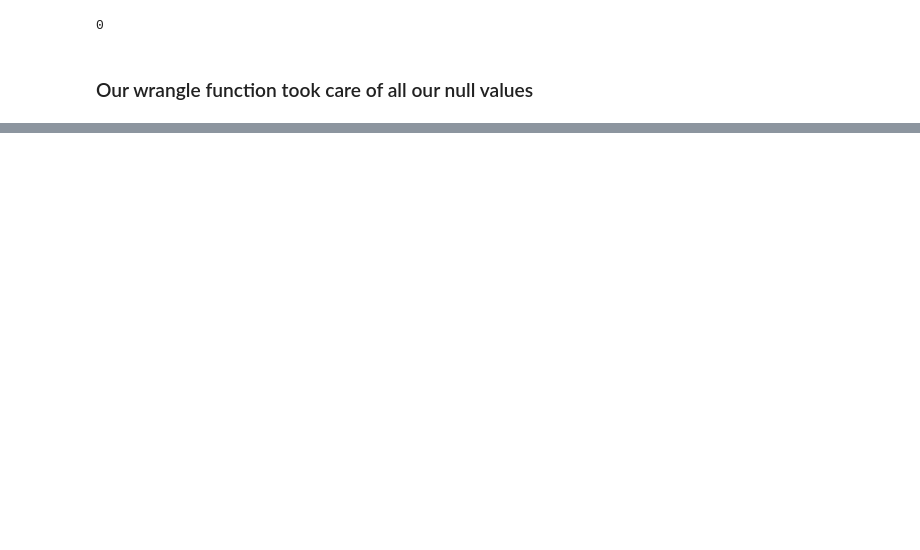
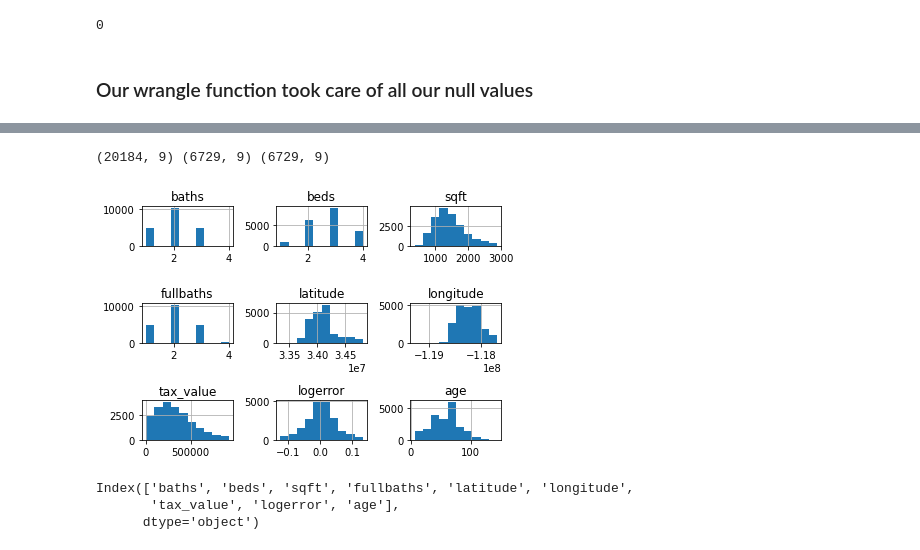
Before and after one commit to jones-stewart/zillow-clustering-project, a Jupyter notebook: 01_wrangle_jones.ipynb, the cells around one changed output, grey strips where cells are left out. Drawn from its saved outputs; the diff is of its cells as text; code cells hidden in the pictures; blank space fills up the shorter version.

Commit message:
data acquire, clean, and prep complete!

```diff
--- a/01_wrangle_jones.ipynb
+++ b/01_wrangle_jones.ipynb
@@ -114,0 +269,17 @@ NameError: name 'sns' is not defined
+# %%
+train, validate, test = wrangle_jones.split_data(df_wrangled)
+
+print(train.shape, validate.shape, test.shape)
+# %% [output]
+(20184, 9) (6729, 9) (6729, 9)
+# %%
+train.hist()
+plt.tight_layout();
+# %% [output]
+[figure, added]
+# %%
+df_wrangled.columns
+# %% [output]
+Index(['baths', 'beds', 'sqft', 'fullbaths', 'latitude', 'longitude',
+       'tax_value', 'logerror', 'age'],
+      dtype='object')
```
Also changed, not shown: parts of 29 cells of this notebook, 2 other files.
